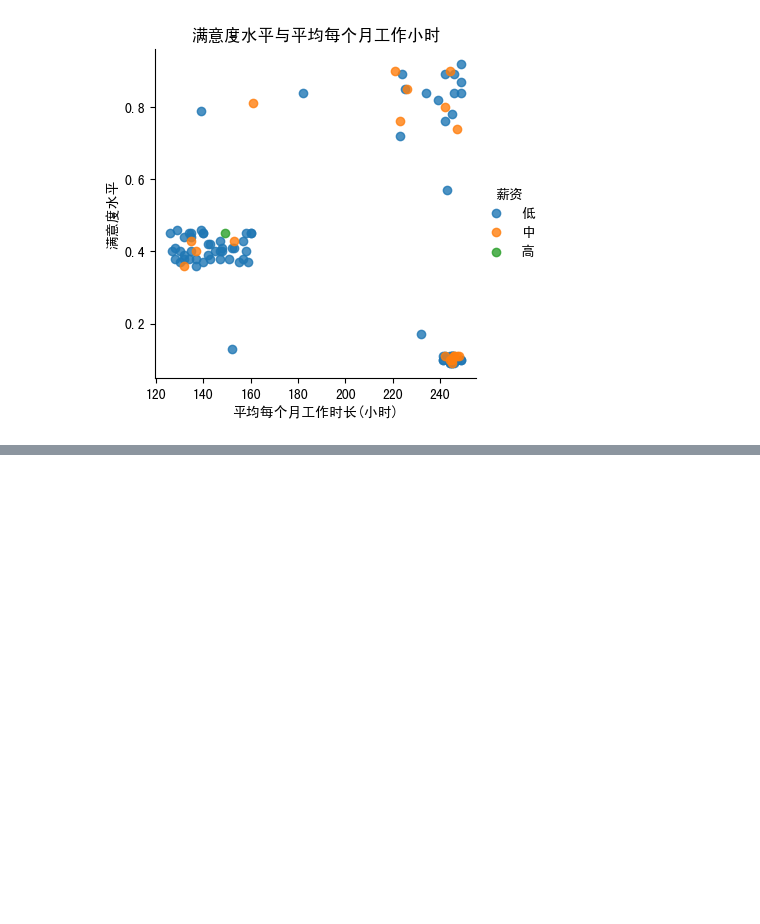
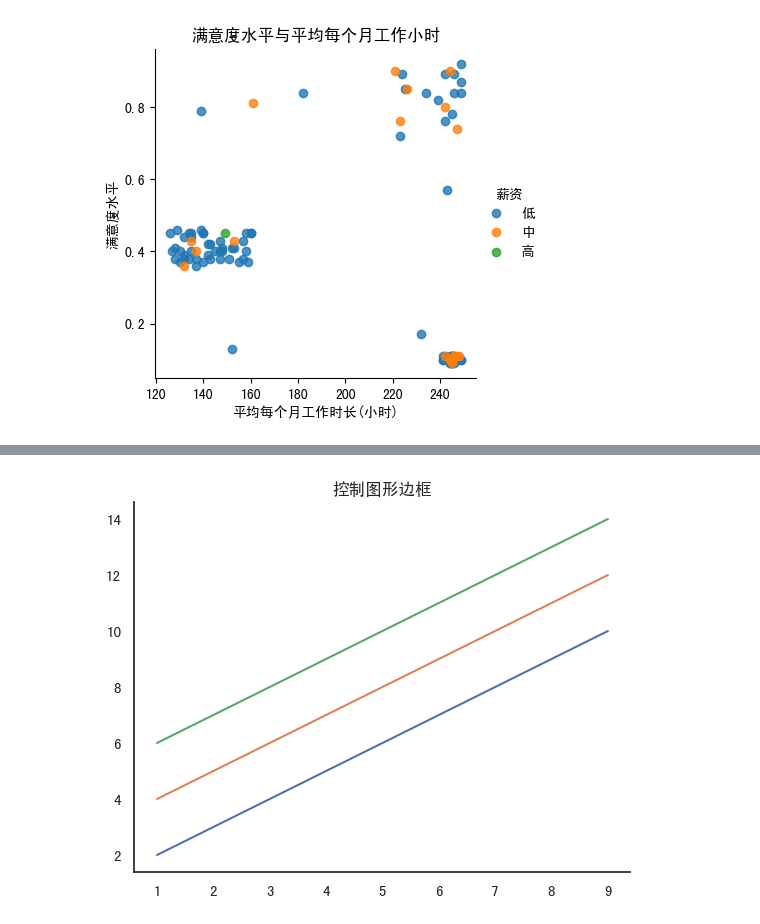
Before and after one commit to YcSaber/SchoolPyLesson1, a Jupyter notebook: data visualization/4/code/4-1.ipynb, the cells around one changed output, grey strips where cells are left out. Drawn from its saved outputs; the diff is of its cells as text; code cells hidden in the pictures; blank space fills up the shorter version.

```diff
--- a/data visualization/4/code/4-1.ipynb
+++ b/data visualization/4/code/4-1.ipynb
@@ -38,0 +146,13 @@ plt.show()
+# %%
+# 控制图形边框
+# 设置中文字体
+sns.set_style({'font.sans-serif':['SimHei','Arial']})
+# 绘制图形
+with sns.axes_style('white'):
+    showLine()
+#     默认为无参数状态,就删除顶部和右侧的边框
+    sns.despine()
+    plt.title('控制图形边框')
+plt.show()
+# %% [output]
+[figure, added]
```
Also changed, not shown: parts of 5 cells of this notebook, 1 other file.
